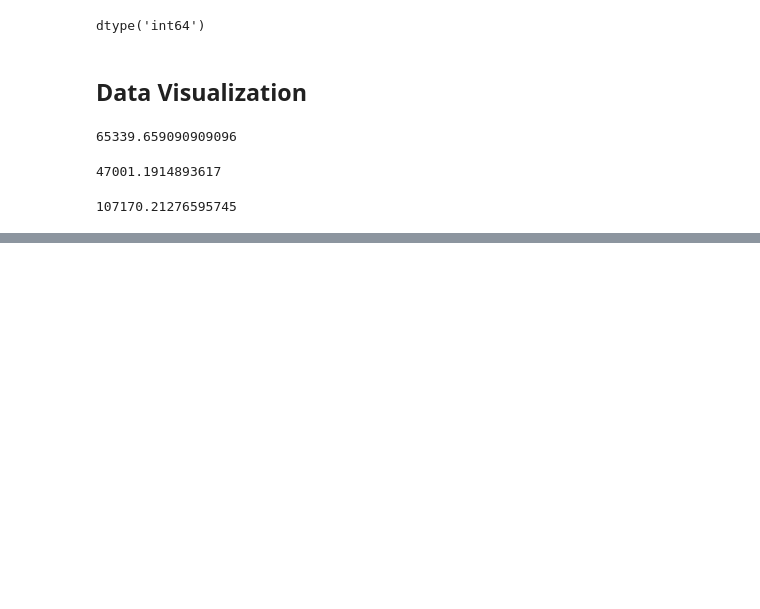
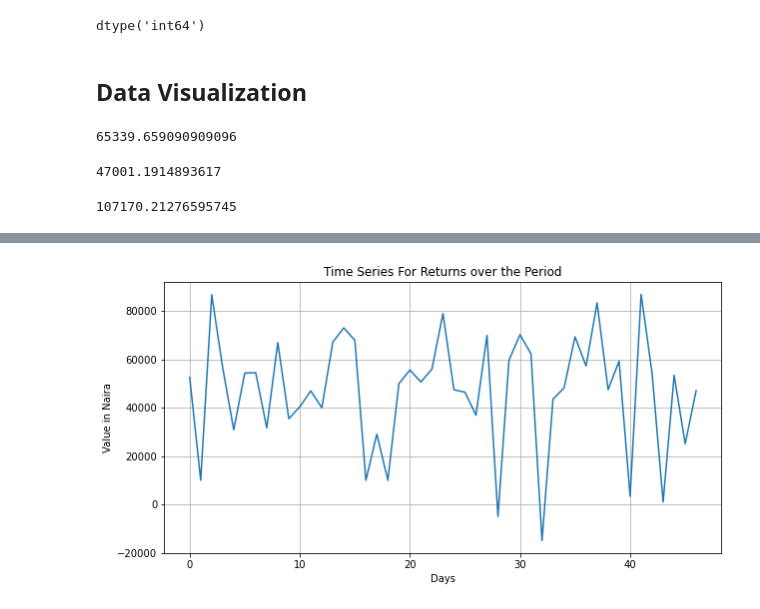
Before and after one commit to Melchizedeke/Data-Analysis-01, a Jupyter notebook: analysis.ipynb, the cells around one changed output, grey strips where cells are left out. Drawn from its saved outputs; the diff is of its cells as text; code cells hidden in the pictures; blank space fills up the shorter version.

```diff
--- a/analysis.ipynb
+++ b/analysis.ipynb
@@ -113,0 +134,10 @@ data['AMOUNT'].mean()
+# %%
+# Plotting the returns over the period in consideration
+plt.figure(figsize=(10, 5))
+plt.plot(data['RETURNS'])
+plt.title('Time Series For Returns over the Period')
+plt.xlabel('Days')
+plt.ylabel('Value in Naira')
+plt.grid(True)
+# %% [output]
+[figure, added]
```
Also changed, not shown: parts of 3 cells of this notebook.
